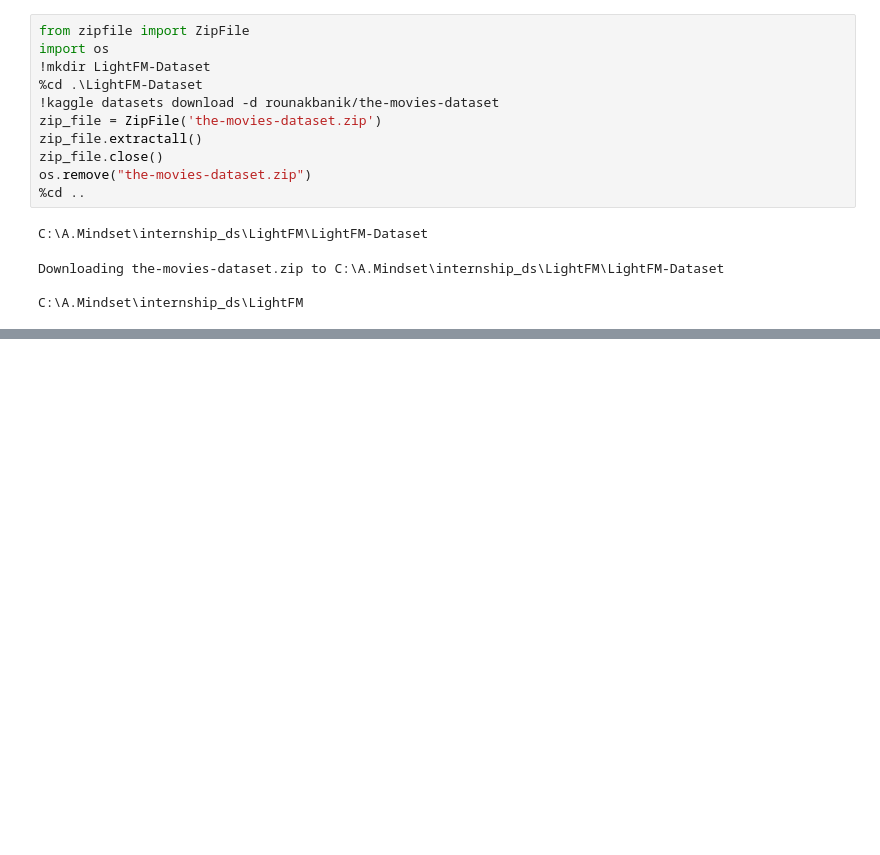
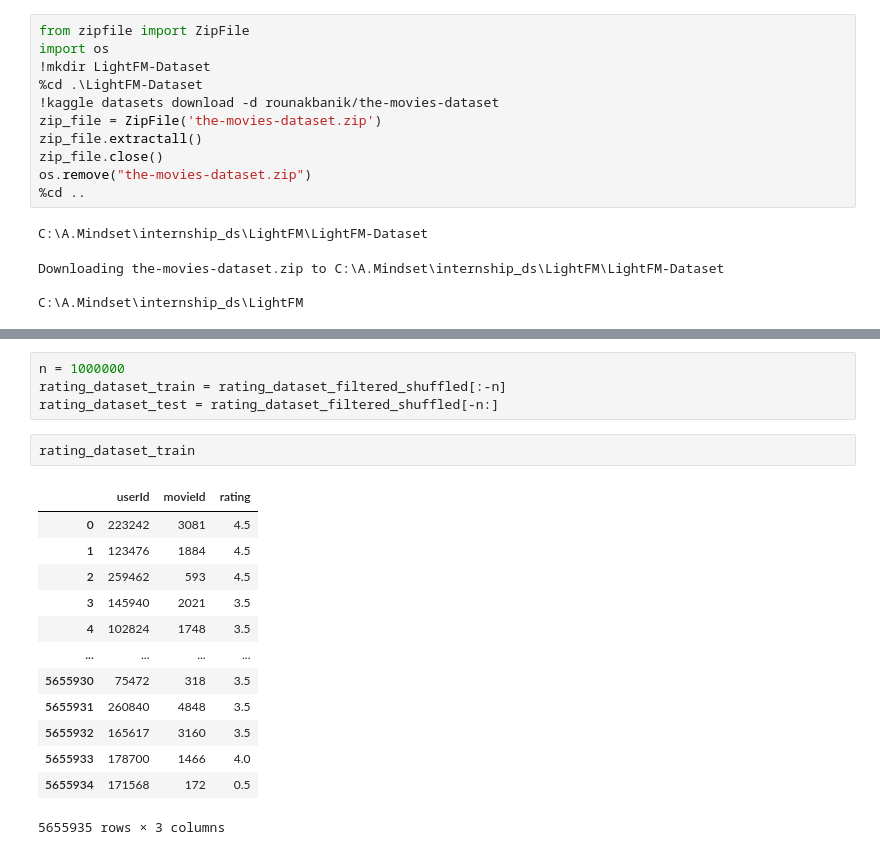
Before and after one commit to nah990/internship_ds, a Jupyter notebook: LightFM/LightFM.ipynb, the cells around one changed output, grey strips where cells are left out. Drawn from its saved outputs; the diff is of its cells as text; blank space fills up the shorter version.

```diff
--- a/LightFM/LightFM.ipynb
+++ b/LightFM/LightFM.ipynb
@@ -277,0 +385,20 @@ Available kernels:
+# %%
+n = 1000000
+rating_dataset_train = rating_dataset_filtered_shuffled[:-n]
+rating_dataset_test = rating_dataset_filtered_shuffled[-n:]
+# %%
+rating_dataset_train
+# %% [output]
+|  | userId | movieId | rating |
+| 0 | 223242 | 3081 | 4.5 |
+| 1 | 123476 | 1884 | 4.5 |
+| 2 | 259462 | 593 | 4.5 |
+| 3 | 145940 | 2021 | 3.5 |
+| 4 | 102824 | 1748 | 3.5 |
+| ... | ... | ... | ... |
+| 5655930 | 75472 | 318 | 3.5 |
+| 5655931 | 260840 | 4848 | 3.5 |
+| 5655932 | 165617 | 3160 | 3.5 |
+| 5655933 | 178700 | 1466 | 4.0 |
+| 5655934 | 171568 | 172 | 0.5 |
+5655935 rows × 3 columns
```
Also changed, not shown: parts of 22 cells of this notebook.
